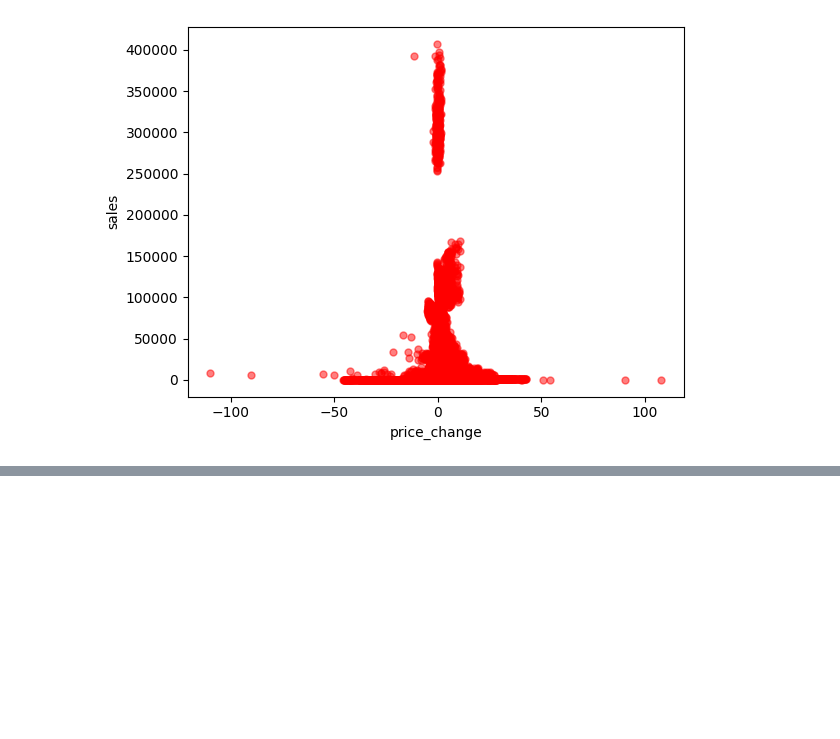
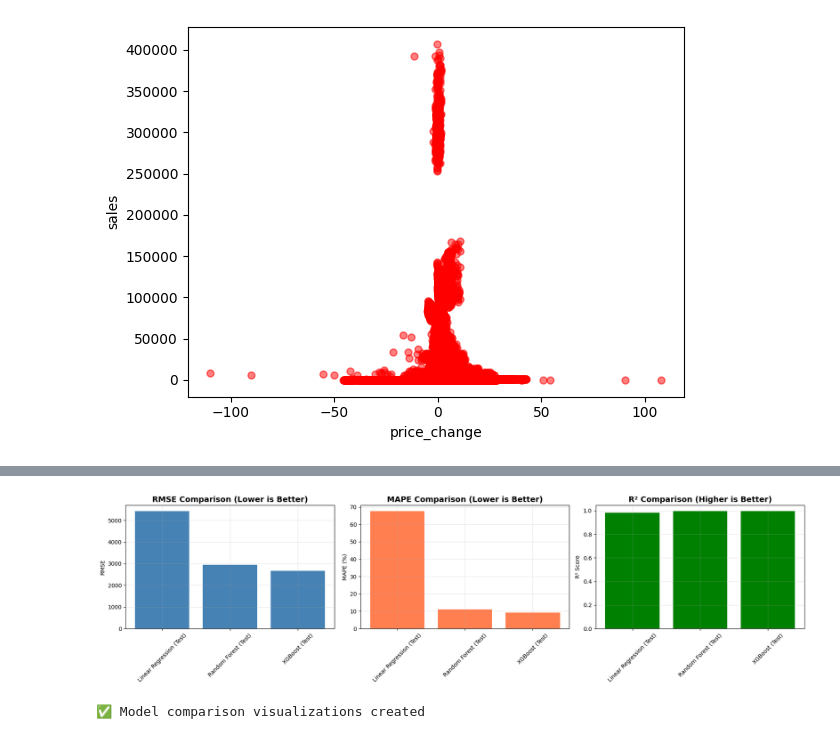
Before and after one commit to divyanshi-sachan/Electricity-Consumption, a Jupyter notebook: notebooks/01_data_collection.ipynb, the cells around one changed output, grey strips where cells are left out. Drawn from its saved outputs; the diff is of its cells as text; code cells hidden in the pictures; blank space fills up the shorter version.

```diff
--- a/notebooks/01_data_collection.ipynb
+++ b/notebooks/01_data_collection.ipynb
@@ -1015,0 +1277,18 @@ plt.show()
+# %%
+# Train Linear Regression
+print("🔄 Training Linear Regression...")
+lr_model = LinearRegression()
+lr_model.fit(X_train, y_train)
+
+# Predictions
+y_train_pred_lr = lr_model.predict(X_train)
+y_test_pred_lr = lr_model.predict(X_test)
+
+# Evaluate
+lr_train_metrics = evaluate_model(y_train, y_train_pred_lr, 'Linear Regression (Train)')
+lr_test_metrics = evaluate_model(y_test, y_test_pred_lr, 'Linear Regression (Test)')
+
+print("✅ Linear Regression trained")
+print(f"   Train RMSE: {lr_train_metrics['RMSE']:.2f}")
+print(f"   Test RMSE: {lr_test_metrics['RMSE']:.2f}")
+print(f"   Test R²: {lr_test_metrics['R²']:.4f}")
@@ -1015,0 +1432,32 @@ plt.show()
+# %%
+# Visualization: Model Comparison
+fig, axes = plt.subplots(1, 3, figsize=(18, 5))
+
+# RMSE Comparison
+axes[0].bar(comparison_df['Model'], comparison_df['RMSE'], color='steelblue')
+axes[0].set_title('RMSE Comparison (Lower is Better)', fontsize=14, fontweight='bold')
+axes[0].set_ylabel('RMSE')
+axes[0].tick_params(axis='x', rotation=45)
+axes[0].grid(True, alpha=0.3)
+
+# MAPE Comparison
+axes[1].bar(comparison_df['Model'], comparison_df['MAPE (%)'], color='coral')
+axes[1].set_title('MAPE Comparison (Lower is Better)', fontsize=14, fontweight='bold')
+axes[1].set_ylabel('MAPE (%)')
+axes[1].tick_params(axis='x', rotation=45)
+axes[1].grid(True, alpha=0.3)
+
+# R² Comparison
+axes[2].bar(comparison_df['Model'], comparison_df['R²'], color='green')
+axes[2].set_title('R² Comparison (Higher is Better)', fontsize=14, fontweight='bold')
+axes[2].set_ylabel('R² Score')
+axes[2].tick_params(axis='x', rotation=45)
+axes[2].grid(True, alpha=0.3)
+
+plt.tight_layout()
+plt.show()
+
+print("✅ Model comparison visualizations created")
+# %% [output]
+[figure, added]
+✅ Model comparison visualizations created
```
Also changed, not shown: parts of 28 cells of this notebook.
